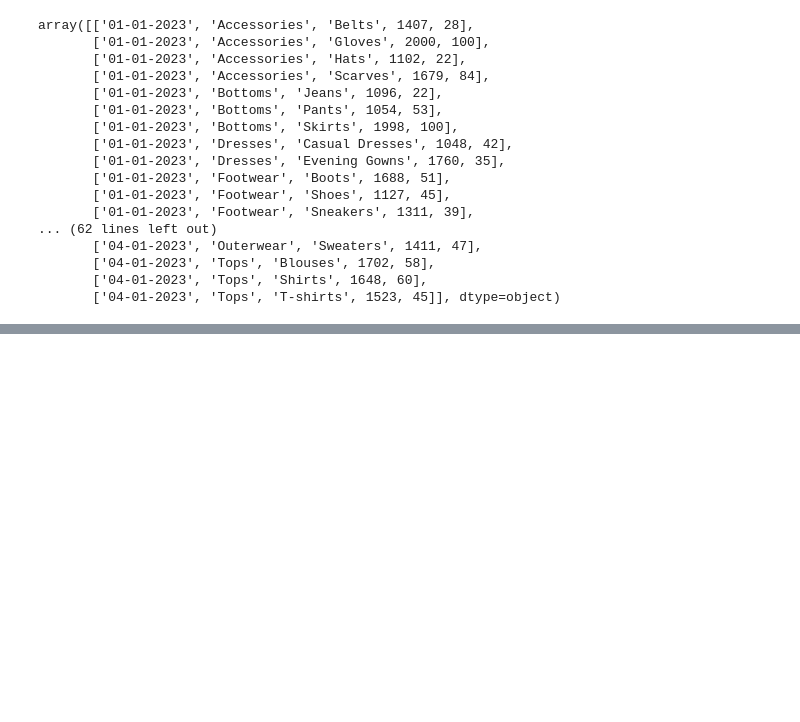
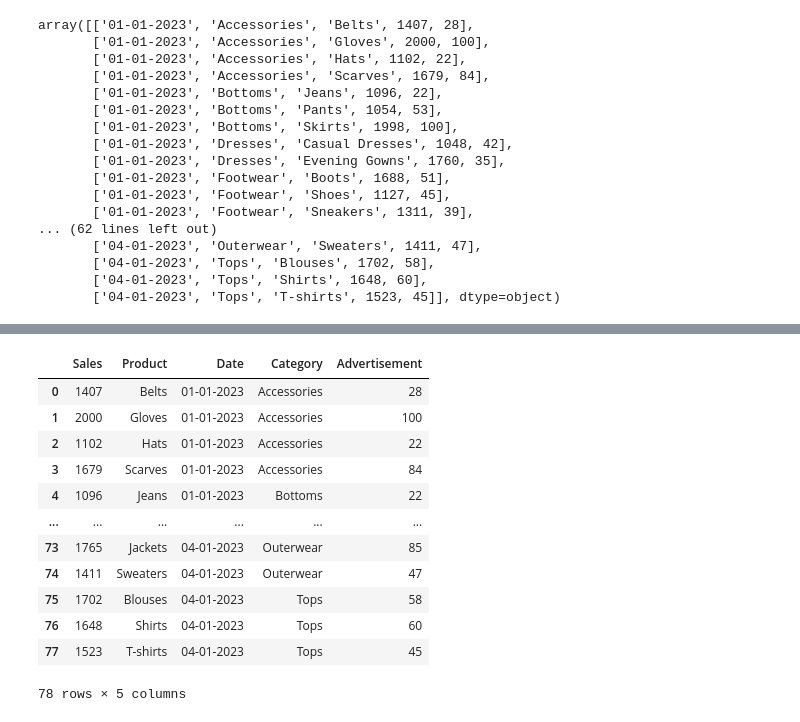
Before and after one commit to NishmthaM/Python_pandas, a Jupyter notebook: Python_Pandas.ipynb, the cells around one changed output, grey strips where cells are left out. Saved outputs shown, nothing was run; the diff lists cells and outputs as text; code cells hidden in the pictures; blank space fills up the shorter version.

```diff
--- a/Python_Pandas.ipynb
+++ b/Python_Pandas.ipynb
@@ -813,0 +830,16 @@ array([['01-01-2023', 'Accessories', 'Belts', 1407, 28],
+# %%
+csv_1.sort_index(axis=1,ascending=False)
+# %% [output]
+|  | Sales | Product | Date | Category | Advertisement |
+| 0 | 1407 | Belts | 01-01-2023 | Accessories | 28 |
+| 1 | 2000 | Gloves | 01-01-2023 | Accessories | 100 |
+| 2 | 1102 | Hats | 01-01-2023 | Accessories | 22 |
+| 3 | 1679 | Scarves | 01-01-2023 | Accessories | 84 |
+| 4 | 1096 | Jeans | 01-01-2023 | Bottoms | 22 |
+| ... | ... | ... | ... | ... | ... |
+| 73 | 1765 | Jackets | 04-01-2023 | Outerwear | 85 |
+| 74 | 1411 | Sweaters | 04-01-2023 | Outerwear | 47 |
+| 75 | 1702 | Blouses | 04-01-2023 | Tops | 58 |
+| 76 | 1648 | Shirts | 04-01-2023 | Tops | 60 |
+| 77 | 1523 | T-shirts | 04-01-2023 | Tops | 45 |
+78 rows × 5 columns
```
Also changed, not shown: parts of 6 cells of this notebook.
